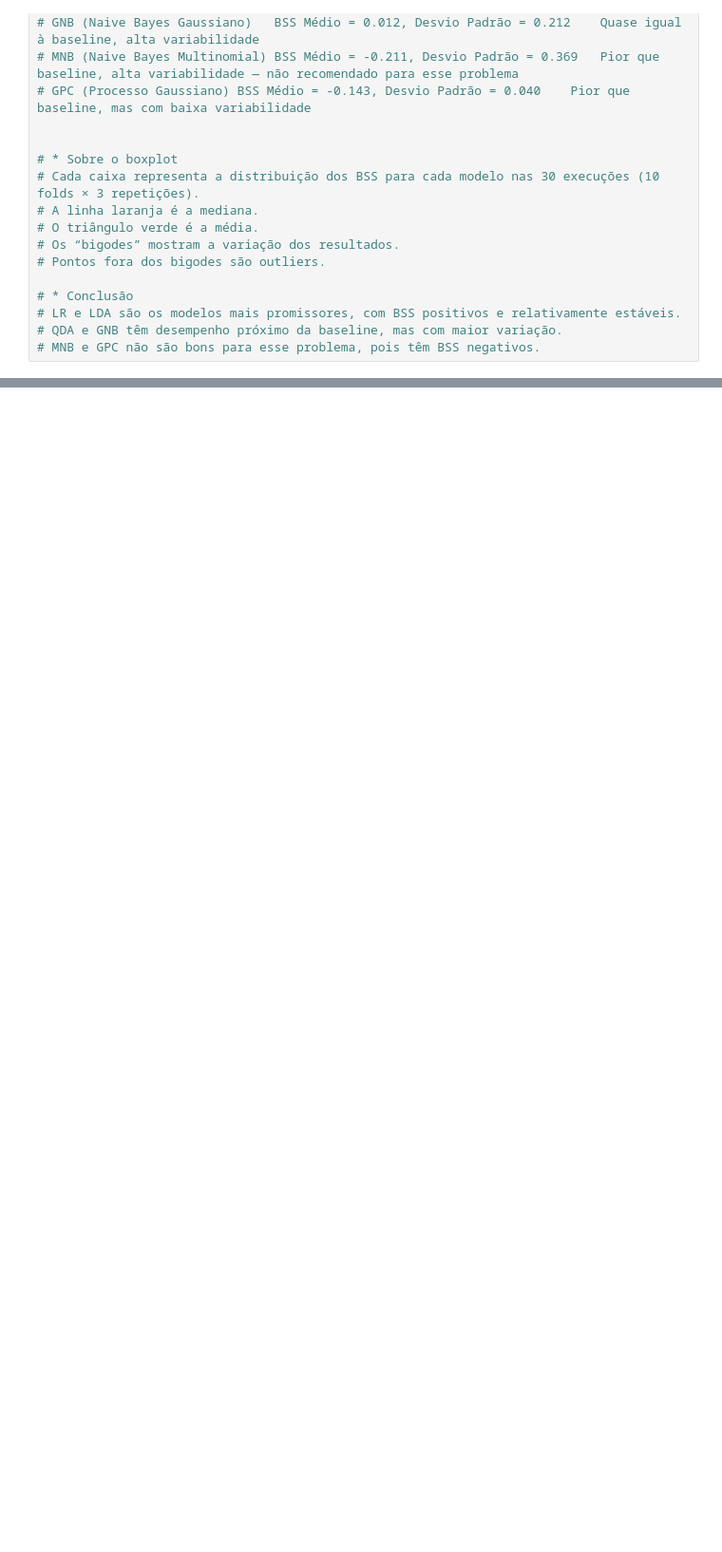
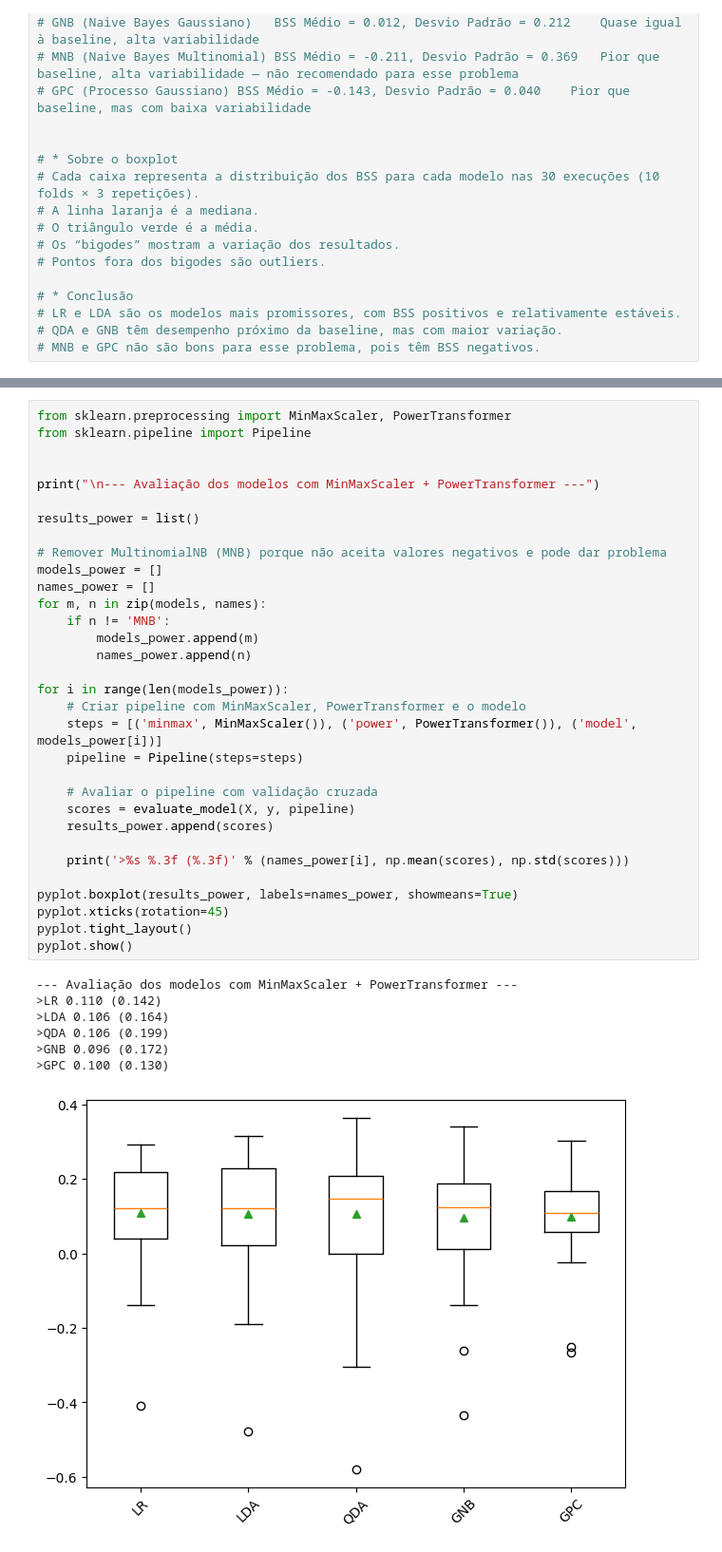
Before and after one commit to andreromaooliveira90/machine_learning, a Jupyter notebook: .ipynb/breast_cancer_survival.ipynb, the cells around one changed output, grey strips where cells are left out. Shown: that part at 95% size. Cells and saved outputs as stored; diff of their text form; blank space fills up the shorter version.

```diff
--- a/.ipynb/breast_cancer_survival.ipynb
+++ b/.ipynb/breast_cancer_survival.ipynb
@@ -202,0 +279,40 @@ pyplot.show()
+# %%
+from sklearn.preprocessing import MinMaxScaler, PowerTransformer
+from sklearn.pipeline import Pipeline
+
+
+print("\n--- Avaliação dos modelos com MinMaxScaler + PowerTransformer ---")
+
+results_power = list()
+
+# Remover MultinomialNB (MNB) porque não aceita valores negativos e pode dar problema
+models_power = []
+names_power = []
+for m, n in zip(models, names):
+    if n != 'MNB':
+        models_power.append(m)
+        names_power.append(n)
+
+for i in range(len(models_power)):
+    # Criar pipeline com MinMaxScaler, PowerTransformer e o modelo
+    steps = [('minmax', MinMaxScaler()), ('power', PowerTransformer()), ('model', models_power[i])]
+    pipeline = Pipeline(steps=steps)
+
+    # Avaliar o pipeline com validação cruzada
+    scores = evaluate_model(X, y, pipeline)
+    results_power.append(scores)
+
+    print('>%s %.3f (%.3f)' % (names_power[i], np.mean(scores), np.std(scores)))
+
+pyplot.boxplot(results_power, labels=names_power, showmeans=True)
+pyplot.xticks(rotation=45)
+pyplot.tight_layout()
+pyplot.show()
+# %% [output]
+--- Avaliação dos modelos com MinMaxScaler + PowerTransformer ---
+>LR 0.110 (0.142)
+>LDA 0.106 (0.164)
+>QDA 0.106 (0.199)
+>GNB 0.096 (0.172)
+>GPC 0.100 (0.130)
+[figure, added]
```
Also changed, not shown: parts of 6 cells of this notebook, 1 other file.
